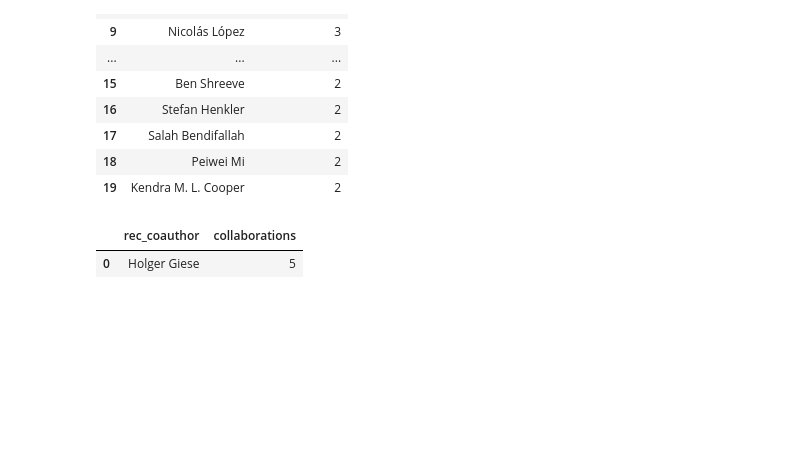
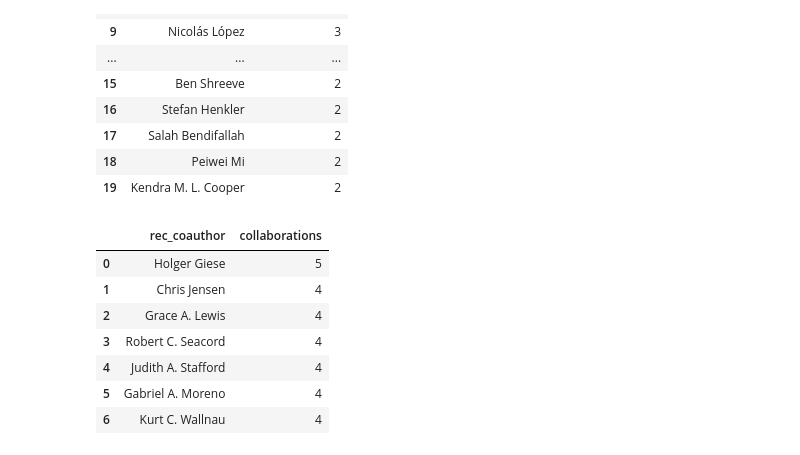
Before and after one commit to NanisTe/Neo4J-Data-Science-Course, a Jupyter notebook: Courses/DataScience/notebooks/03_Recommendations_Part1.ipynb, the cells around one changed output. Saved outputs shown, nothing was run; the diff lists cells and outputs as text; code cells hidden in the pictures; blank space fills up the shorter version.

```diff
--- a/Courses/DataScience/notebooks/03_Recommendations_Part1.ipynb
+++ b/Courses/DataScience/notebooks/03_Recommendations_Part1.ipynb
@@ -198,15 +198,22 @@ graph.run(top20_collaborators_query,{"authorName":authorname}).to_data_frame()
 # %%
 authorname = "Brian Fitzgerald"
 top20_collaborators_query = """
 MATCH (author:Author {name: $authorName})<-[:AUTHOR]-(article:Article)-[:AUTHOR]->(coauthor),
 (coauthor)<-[:AUTHOR]-()-[:AUTHOR]->(coc)
-WHERE not((coc)<-[:AUTHOR]-()-[:AUTHOR]->(author)) AND coc <> author AND size((coauthor)<-[:AUTHOR]-()-[:AUTHOR]->(coc)) > 3
-RETURN coc.name AS rec_coauthor, count(*) AS collaborations
+WHERE not((coc)<-[:AUTHOR]-()-[:AUTHOR]->(author)) AND coc <> author
+WITH coc.name AS rec_coauthor, count(*) AS collaborations
+WHERE collaborations > 3
+RETURN rec_coauthor, collaborations
 ORDER BY collaborations DESC
-LIMIT 20
 """
 
 graph.run(top20_collaborators_query,{"authorName":authorname}).to_data_frame()
 # %% [output]
 |  | rec_coauthor | collaborations |
 | 0 | Holger Giese | 5 |
+| 1 | Chris Jensen | 4 |
+| 2 | Grace A. Lewis | 4 |
+| 3 | Robert C. Seacord | 4 |
+| 4 | Judith A. Stafford | 4 |
+| 5 | Gabriel A. Moreno | 4 |
+| 6 | Kurt C. Wallnau | 4 |
```
Also changed, not shown: parts of 3 cells of this notebook.
